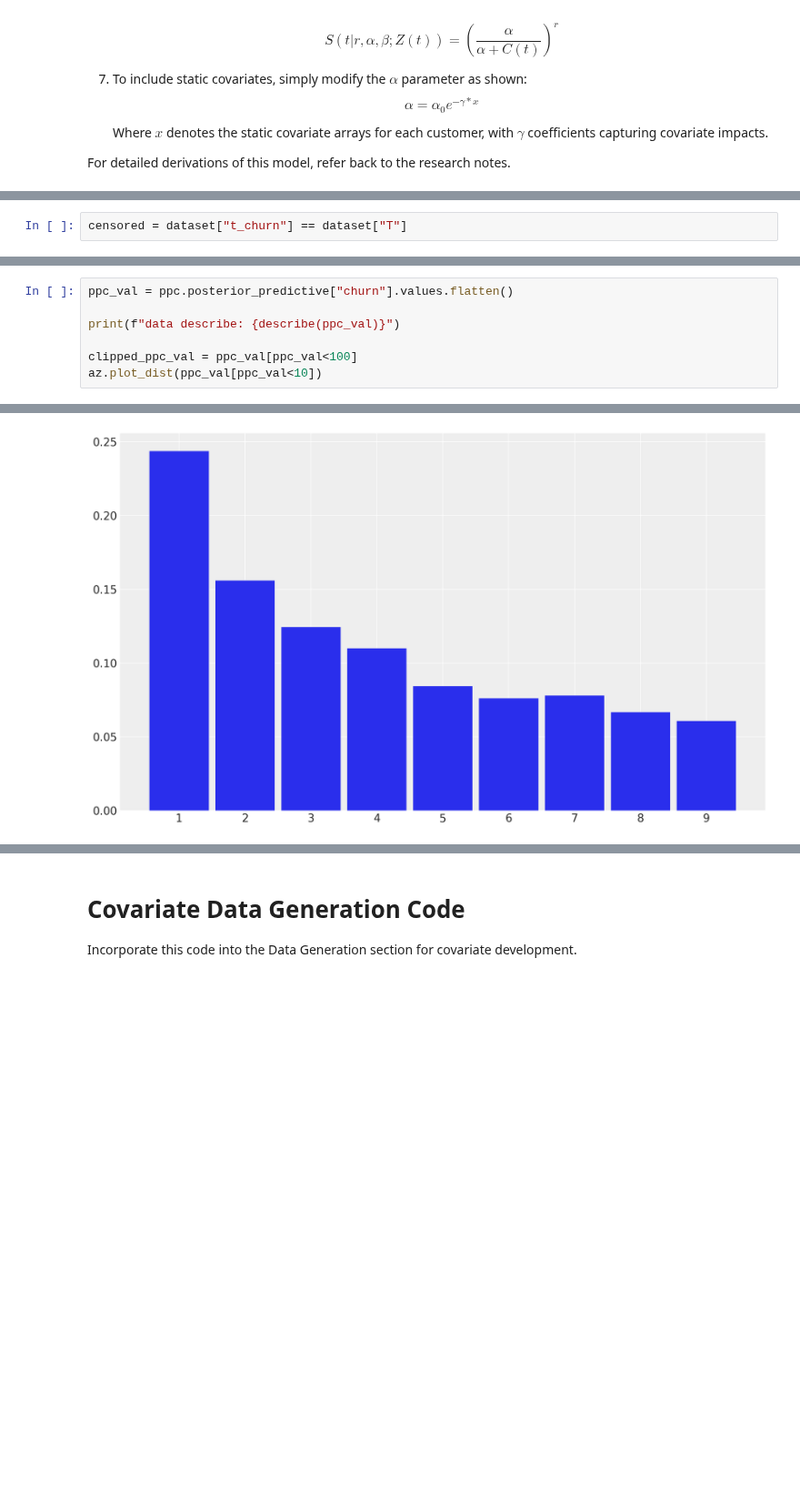
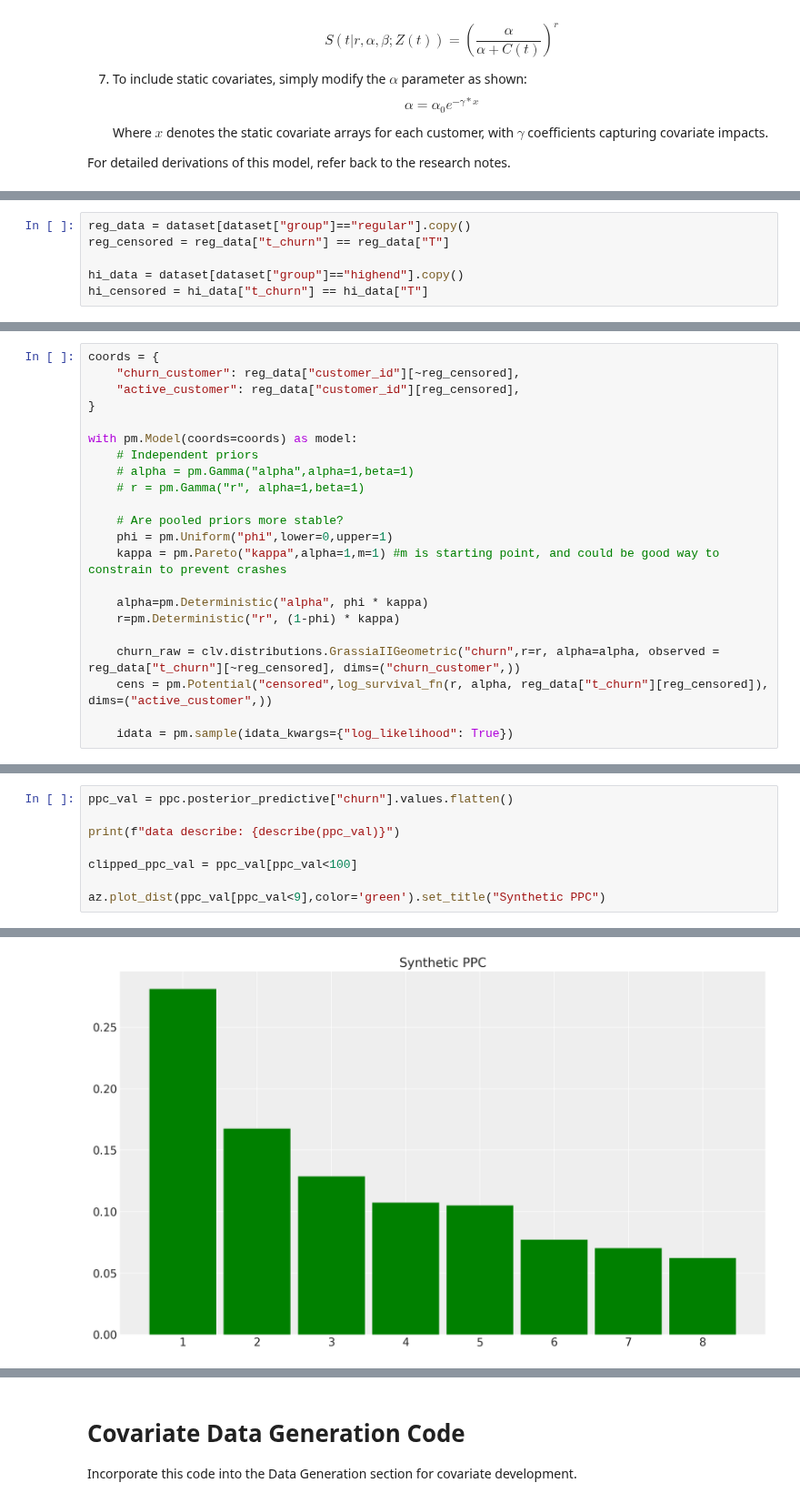
Before and after one commit to ColtAllen/pymc-marketing, a Jupyter notebook: docs/source/notebooks/clv/dev/subscription_covariates.ipynb, the cells around one changed output, grey strips where cells are left out. Shown at 91% size. Cells and saved outputs as stored; diff of their text form; blank space fills up the shorter version.

```diff
--- a/docs/source/notebooks/clv/dev/subscription_covariates.ipynb
+++ b/docs/source/notebooks/clv/dev/subscription_covariates.ipynb
@@ -185,2 +262,6 @@ For detailed derivations of this model, refer back to the research notes.
 # %%
-censored = dataset["t_churn"] == dataset["T"]
+reg_data = dataset[dataset["group"]=="regular"].copy()
+reg_censored = reg_data["t_churn"] == reg_data["T"]
+
+hi_data = dataset[dataset["group"]=="highend"].copy()
+hi_censored = hi_data["t_churn"] == hi_data["T"]
@@ -260,0 +270,22 @@ Sampling 4 chains for 1_000 tune and 1_000 draw iterations (4_000 + 4_000 draws
+# %%
+coords = {
+    "churn_customer": reg_data["customer_id"][~reg_censored],
+    "active_customer": reg_data["customer_id"][reg_censored],
+}
+
+with pm.Model(coords=coords) as model:
+    # Independent priors
+    # alpha = pm.Gamma("alpha",alpha=1,beta=1)
+    # r = pm.Gamma("r", alpha=1,beta=1)
+
+    # Are pooled priors more stable?
+    phi = pm.Uniform("phi",lower=0,upper=1)
+    kappa = pm.Pareto("kappa",alpha=1,m=1) #m is starting point, and could be good way to constrain to prevent crashes
+
+    alpha=pm.Deterministic("alpha", phi * kappa)
+    r=pm.Deterministic("r", (1-phi) * kappa)
+
+    churn_raw = clv.distributions.GrassiaIIGeometric("churn",r=r, alpha=alpha, observed = reg_data["t_churn"][~reg_censored], dims=("churn_customer",))
+    cens = pm.Potential("censored",log_survival_fn(r, alpha, reg_data["t_churn"][reg_censored]), dims=("active_customer",))
+
+    idata = pm.sample(idata_kwargs={"log_likelihood": True})
@@ -296,5 +333,6 @@ ppc_val = ppc.posterior_predictive["churn"].values.flatten()
 print(f"data describe: {describe(ppc_val)}")
 
 clipped_ppc_val = ppc_val[ppc_val<100]
-az.plot_dist(ppc_val[ppc_val<10])
+
+az.plot_dist(ppc_val[ppc_val<9],color='green').set_title("Synthetic PPC")
 # %% [output]
@@ -303,2 +341,2 @@ data describe: DescribeResult(nobs=5072000, minmax=(1, 1756667), mean=99765.2744
-[figure, old version]
+[figure, new version]
 # %%
```
Also changed, not shown: parts of 32 cells of this notebook, 1 other file.
